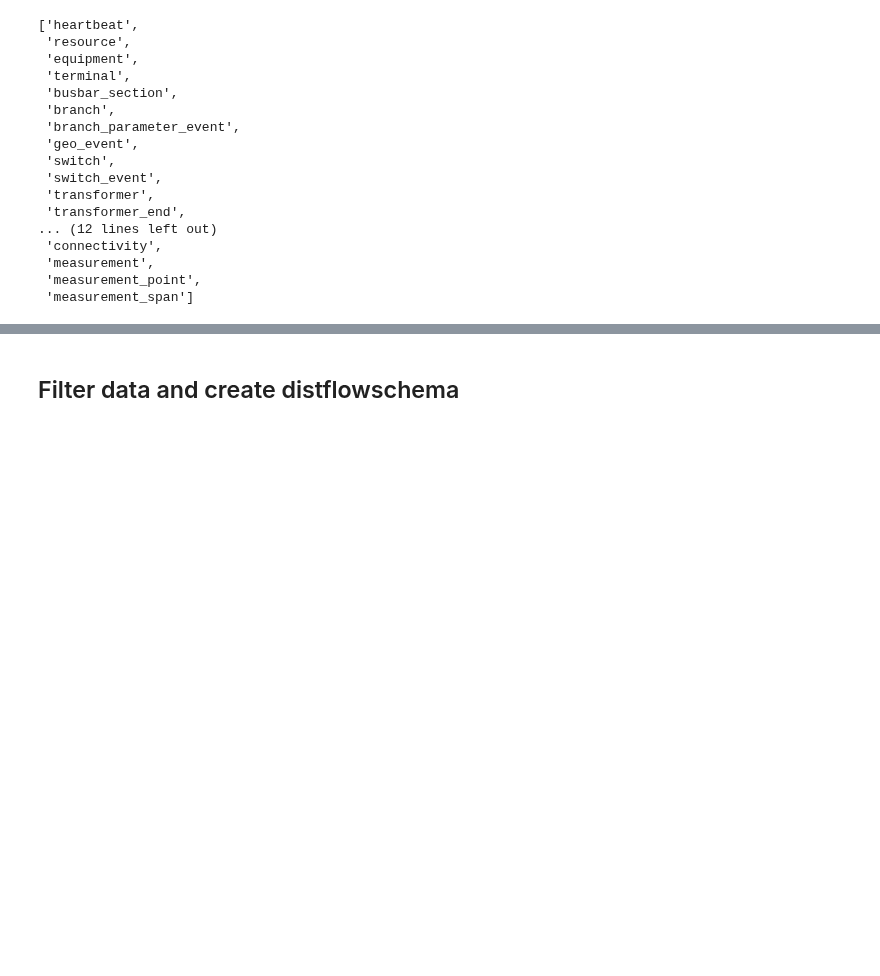
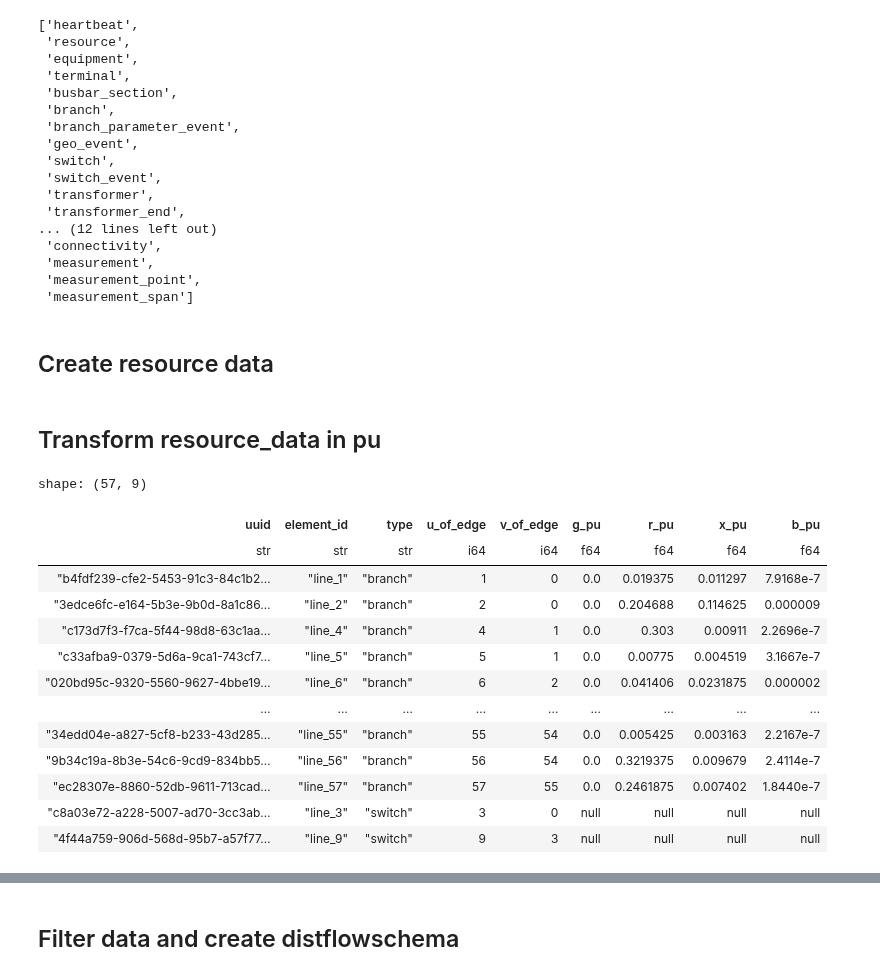
Before and after one commit to heig-vd-ie/distflow-state-estimation, a Jupyter notebook: script/distflow_pp_comparaison.ipynb, the cells around one changed output, grey strips where cells are left out. Cells and saved outputs as stored; diff of their text form; code cells hidden in the pictures; blank space fills up the shorter version.

Commit message:
Clean workspace and tranforme resource_data in pu system

```diff
--- a/script/distflow_pp_comparaison.ipynb
+++ b/script/distflow_pp_comparaison.ipynb
@@ -58,6 +58,8 @@ list(changes_schema.__dict__.keys())
  'measurement',
  'measurement_point',
  'measurement_span']
+# %% [markdown]
+## Create resource data
 # %%
 resource_data = changes_schema.resource.filter(
     (c("concrete_class") == "branch")
@@ -97,3 +99,11 @@ resource_data = resource_data.join(
 ).drop("uuid_right")
 ## Add n_tranfo to 1, useless, because automatically added by add_table from class DistFlowSchema and by default value is 1
 # resource_data = resource_data.with_columns(pl.lit(1).alias("n_tranfo"))
+
+## Search slack node id for DisFlowSchema
+slack_node_id = resource_data.filter(c("type") == "external_network")[
+    "u_of_edge"
+].item()
+
+## Remove the external network from the resource_data
+resource_data = resource_data.filter(c("type") != "external_network")
@@ -103,2 +110,45 @@ s_base = 1e6  # 1 MVA for distribution
+# %% [markdown]
+## Transform resource_data in pu
+# %%
+## Transfo in pu
+S_base = 1e6  # VA -> 1 MVA for distribution grid
+
+U_b = changes_schema.base_voltage["nominal_voltage"].item()  # V
+I_b = S_base / (3**0.5 * U_b)  # A
+Z_b = U_b**2 / S_base  # Ohm
+B_b = 1 / Z_b  # S
+
+
+pu_base_changes_schema = {
+    "U_b": U_b,
+    "I_b": I_b,
+    "Z_b": Z_b,
+    "B_b": B_b,
+    "S_base": S_base,
+}
+
+resource_data_pu = resource_data.with_columns(
+    (c("g") * pu_base_changes_schema["Z_b"]).alias("g_pu"),
+    (c("r") / pu_base_changes_schema["Z_b"]).alias("r_pu"),
+    (c("x") / pu_base_changes_schema["Z_b"]).alias("x_pu"),
+    (c("b") / pu_base_changes_schema["B_b"]).alias("b_pu"),
+).drop(["r", "x", "b", "g"])
+# %%
+resource_data_pu
+# %% [output]
+shape: (57, 9)
+| uuid | element_id | type | u_of_edge | v_of_edge | g_pu | r_pu | x_pu | b_pu |
+| str | str | str | i64 | i64 | f64 | f64 | f64 | f64 |
+| "b4fdf239-cfe2-5453-91c3-84c1b2… | "line_1" | "branch" | 1 | 0 | 0.0 | 0.019375 | 0.011297 | 7.9168e-7 |
+| "3edce6fc-e164-5b3e-9b0d-8a1c86… | "line_2" | "branch" | 2 | 0 | 0.0 | 0.204688 | 0.114625 | 0.000009 |
+| "c173d7f3-f7ca-5f44-98d8-63c1aa… | "line_4" | "branch" | 4 | 1 | 0.0 | 0.303 | 0.00911 | 2.2696e-7 |
+| "c33afba9-0379-5d6a-9ca1-743cf7… | "line_5" | "branch" | 5 | 1 | 0.0 | 0.00775 | 0.004519 | 3.1667e-7 |
+| "020bd95c-9320-5560-9627-4bbe19… | "line_6" | "branch" | 6 | 2 | 0.0 | 0.041406 | 0.0231875 | 0.000002 |
+| … | … | … | … | … | … | … | … | … |
+| "34edd04e-a827-5cf8-b233-43d285… | "line_55" | "branch" | 55 | 54 | 0.0 | 0.005425 | 0.003163 | 2.2167e-7 |
+| "9b34c19a-8b3e-54c6-9cd9-834bb5… | "line_56" | "branch" | 56 | 54 | 0.0 | 0.3219375 | 0.009679 | 2.4114e-7 |
+| "ec28307e-8860-52db-9611-713cad… | "line_57" | "branch" | 57 | 55 | 0.0 | 0.2461875 | 0.007402 | 1.8440e-7 |
+| "c8a03e72-a228-5007-ad70-3cc3ab… | "line_3" | "switch" | 3 | 0 | null | null | null | null |
+| "4f44a759-906d-568d-95b7-a57f77… | "line_9" | "switch" | 9 | 3 | null | null | null | null |
 # %%
 test = DistFlowSchema()
```
Also changed, not shown: parts of 8 cells of this notebook.
